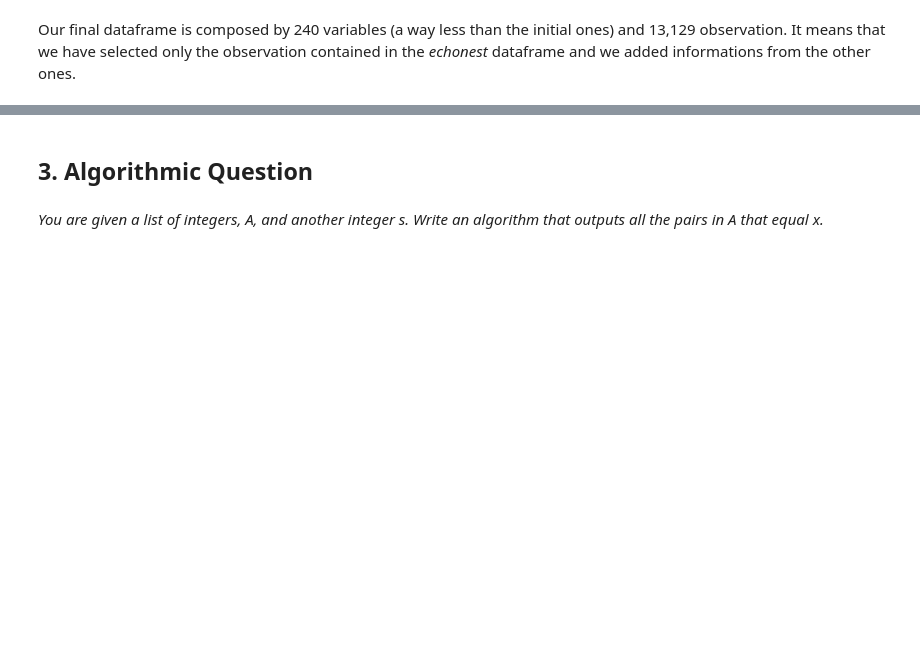
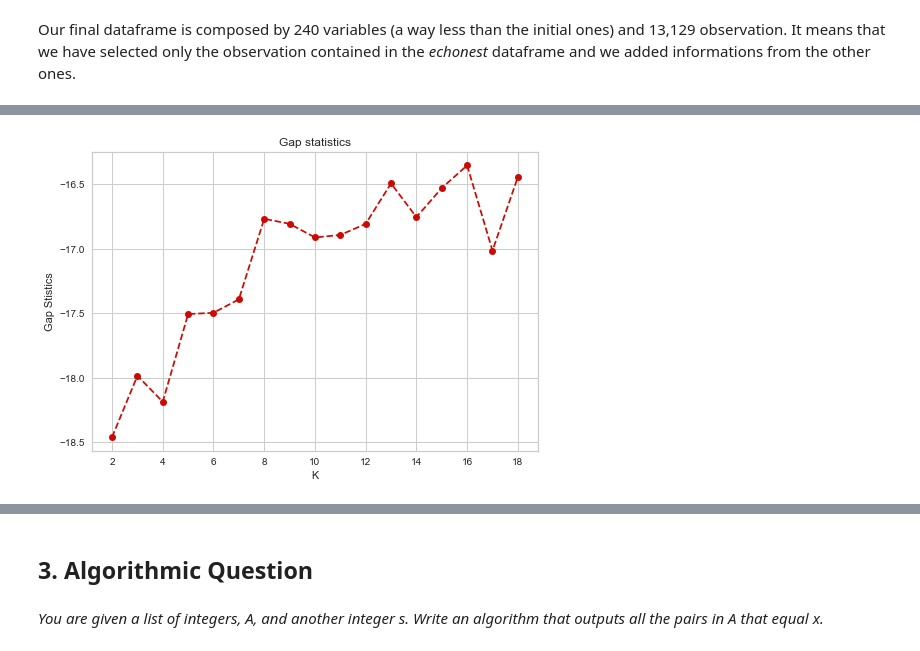
Before and after one commit to michele1783/ADM-HW4, a Jupyter notebook: Homework_with_pca.ipynb, the cells around one changed output, grey strips where cells are left out. Drawn from its saved outputs; the diff is of its cells as text; code cells hidden in the pictures; blank space fills up the shorter version.

```diff
--- a/Homework_with_pca.ipynb
+++ b/Homework_with_pca.ipynb
@@ -482,0 +586,27 @@ Our final dataframe is composed by 240 variables (a way less than the initial on
+# %%
+# Create new random reference set
+def gap_stat(data, k):
+    randomReference = np.random.random_sample(size=data.shape)
+    cost = []
+    cost_r = []
+    gaps = []
+    for i in range(2,k):
+        list_cluster_r, euc_dis_r, dictionary_r = K_Means(i, randomReference)
+        list_cluster, euc_dis, dictionary = K_Means(i, data)
+        cost_ = sum(euc_dis.min(axis=1)**2)
+        cost.append(cost_)
+        cost_r_ = sum(euc_dis_r.min(axis=1)**2)
+        cost_r.append(cost_r_)
+        gap = np.log(np.mean(cost_r)) - np.log(cost_)
+        gaps.append(gap)
+    plt.plot(list(range(2,k)), gaps, linestyle='--', marker='o', color='r')
+    plt.title("Gap statistics")
+    plt.xlabel("K")
+    plt.ylabel("Gap Stistics")
+    plt.show()
+    maxx = max(gaps)
+    return(gaps.index(maxx))
+# %%
+gap_stat(merged_df_1,19)
+# %% [output]
+[figure, added]
```
Also changed, not shown: parts of 20 cells of this notebook.
